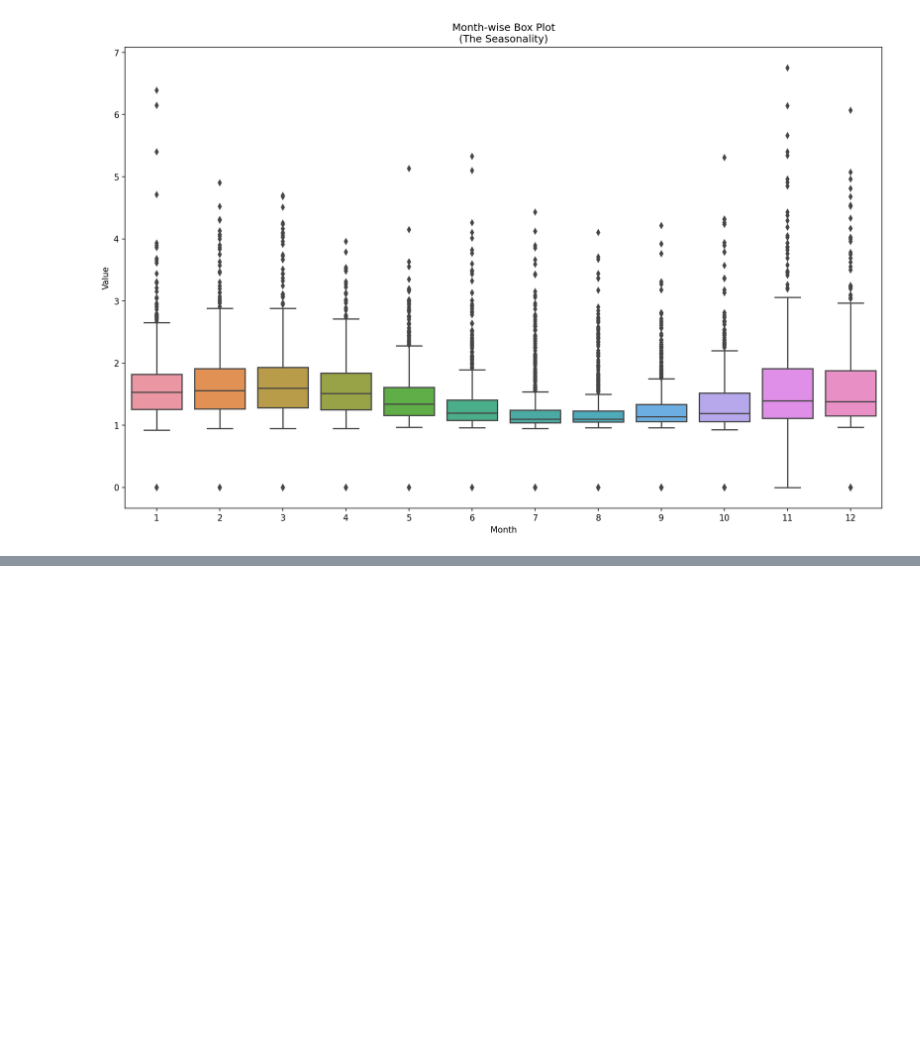
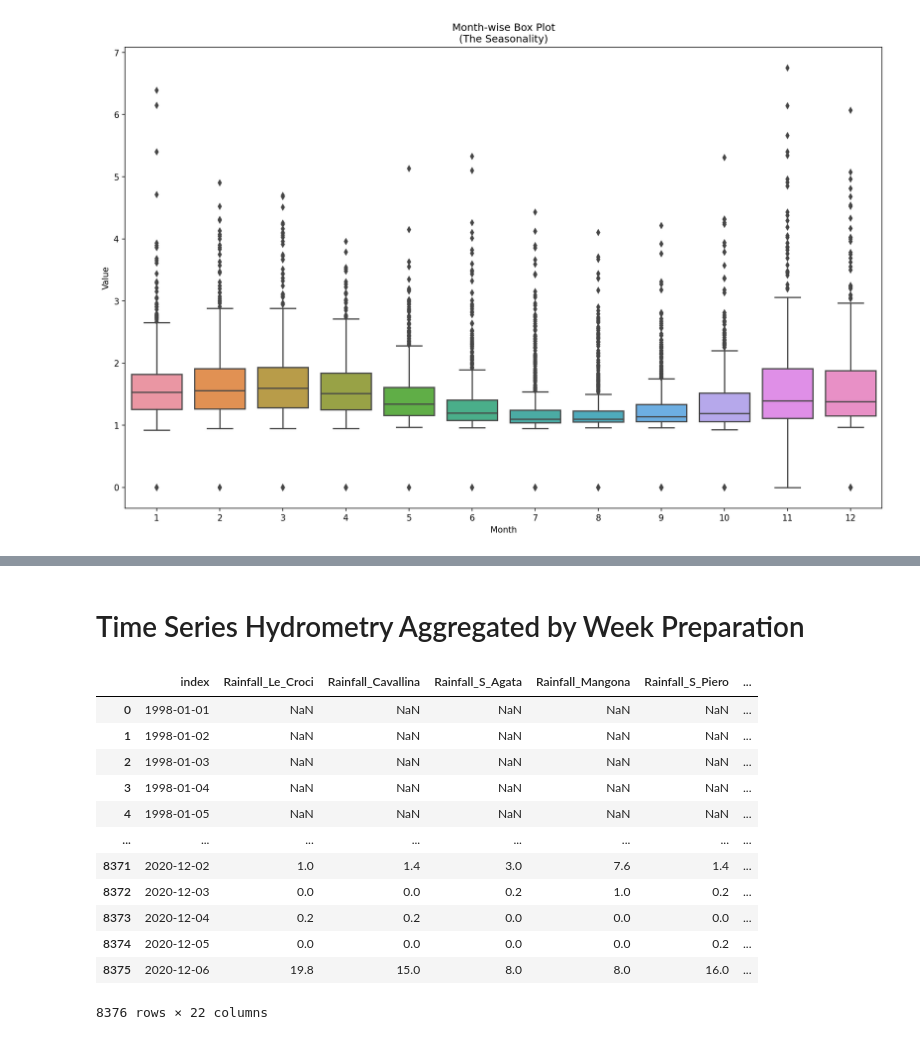
Before and after one commit to haga96/water_availability_prediction_in_Italy, a Jupyter notebook: River Arno.ipynb, the cells around one changed output, grey strips where cells are left out. Drawn from its saved outputs; the diff is of its cells as text; code cells hidden in the pictures; blank space fills up the shorter version.

```diff
--- a/River Arno.ipynb
+++ b/River Arno.ipynb
@@ -312,0 +356,19 @@ boxplot_df(df_all, 'Month', 'Hydrometry_Nave_di_Rosano', 'Month-wise Box Plot\n(
+# %% [markdown]
+# Time Series Hydrometry Aggregated by Week Preparation
+# %%
+df_without_index = df_all.reset_index(level=[0])
+df_without_index
+# %% [output]
+|  | index | Rainfall_Le_Croci | Rainfall_Cavallina | Rainfall_S_Agata | Rainfall_Mangona | Rainfall_S_Piero | ... |
+| 0 | 1998-01-01 | NaN | NaN | NaN | NaN | NaN | ... |
+| 1 | 1998-01-02 | NaN | NaN | NaN | NaN | NaN | ... |
+| 2 | 1998-01-03 | NaN | NaN | NaN | NaN | NaN | ... |
+| 3 | 1998-01-04 | NaN | NaN | NaN | NaN | NaN | ... |
+| 4 | 1998-01-05 | NaN | NaN | NaN | NaN | NaN | ... |
+| ... | ... | ... | ... | ... | ... | ... | ... |
+| 8371 | 2020-12-02 | 1.0 | 1.4 | 3.0 | 7.6 | 1.4 | ... |
+| 8372 | 2020-12-03 | 0.0 | 0.0 | 0.2 | 1.0 | 0.2 | ... |
+| 8373 | 2020-12-04 | 0.2 | 0.2 | 0.0 | 0.0 | 0.0 | ... |
+| 8374 | 2020-12-05 | 0.0 | 0.0 | 0.0 | 0.0 | 0.2 | ... |
+| 8375 | 2020-12-06 | 19.8 | 15.0 | 8.0 | 8.0 | 16.0 | ... |
+8376 rows × 22 columns
```
Also changed, not shown: parts of 17 cells of this notebook.
